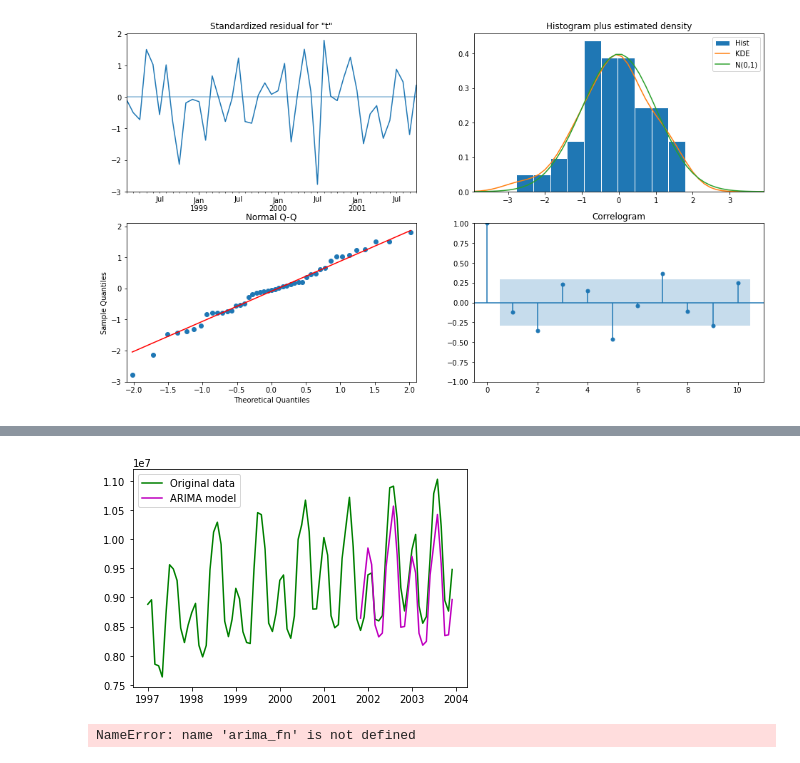
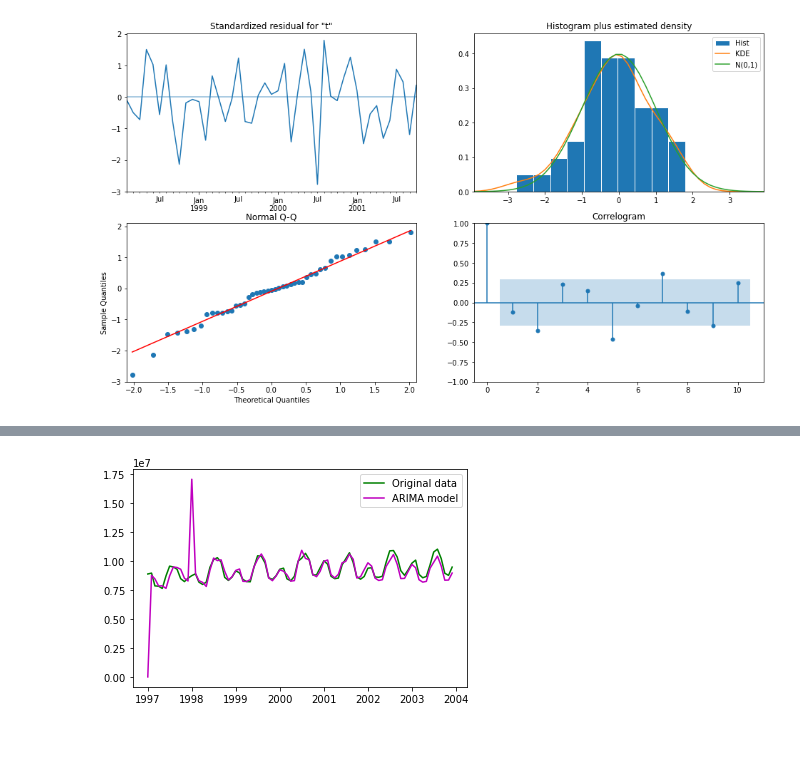
Before and after one commit to sujeengim/TimeSeries-ARIMA, a Jupyter notebook: clean.ipynb, the cells around one changed output, grey strips where cells are left out. Cells and saved outputs as stored; diff of their text form; code cells hidden in the pictures.

Commit message:
Auto ARIMA Test _ predict

```diff
--- a/clean.ipynb
+++ b/clean.ipynb
@@ -98,7 +111,7 @@ dates
 me = df9703.copy(deep=True) # 데이터 깊은 복사
 # %%
 # '''
-split = int(rate*len(me)) #7:3 비율
+split = int(0.7*len(me)) #7:3 비율
 
 train = me[:split] #학습
 test = me[split:] #예측
@@ -208,9 +221,9 @@ def autoarima(train, diff, m52):
 # %%
 print('< AutoArima >')
 cycle, model = autoarima(
-                train = train, ####이름 수정
+                train = train,
                 diff = diff,
-                m52 = m52
+                m52 = 'x'
                ) #계절성 주기와 모델 저장
 # %% [output]
 < AutoArima >
@@ -281,0 +316,9 @@ Figure(1152x648)
+# %%
+me['forecast'] = arima_fit.predict(
+                        start = me.index[0],
+                        end = me.index[-1],
+                        dynamic=False,
+                        typ = 'linear'
+                 )
+
+me[['total','forecast']].plot(figsize=(12,8)) #SARIMAX
@@ -290,8 +340,8 @@ future_forecast = arima_fit.predict(
 # %%
-plt.plot(me, label='Original data', color='g')
-plt.plot(future_forecast, label='ARIMA model', color='m')
+plt.plot(me['total'], label='Original data', color='g') #인덱스 기준이 같아야 하는듯
+plt.plot(me['forecast'], label='ARIMA model', color='m')
 
 plt.legend()
 plt.show()
 # %% [output]
-[figure, old version]
+[figure, new version]
@@ -302,9 +347,0 @@ def arima_fn(data, rate, m52):
-# %%
-arima_fn(
-    data = data,
-    rate = rate,
-    m52 = m52
-) #시작
-# arima_fn(답이 있는 예측할 데이터, train/test 비율, autoarima에서 m=52도 실행하는지)
-# %% [output]
-NameError: name 'arima_fn' is not defined
```
Also changed, not shown: parts of 13 cells of this notebook.
